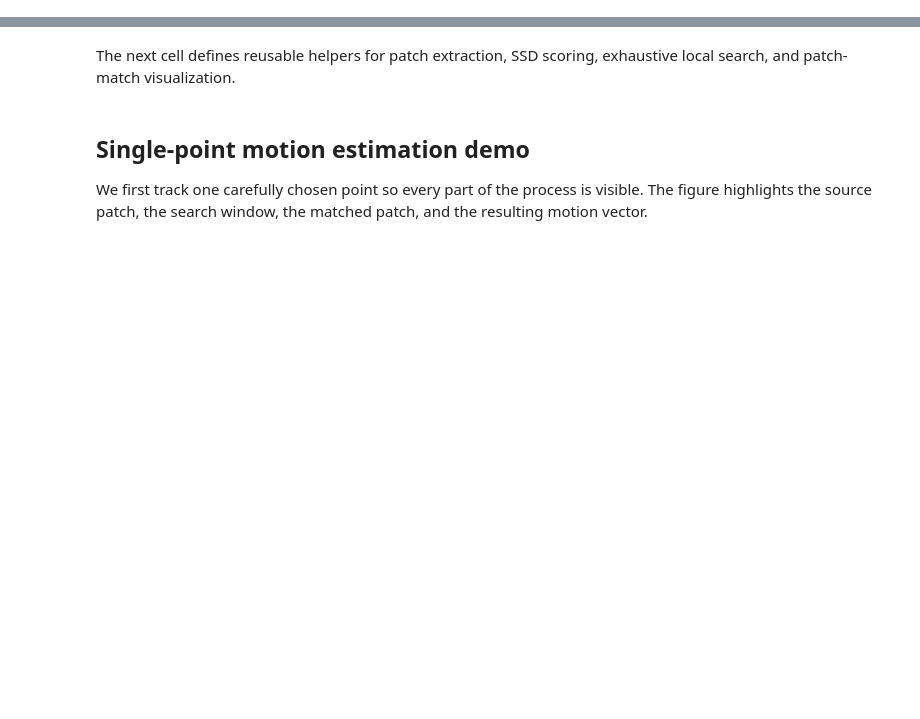
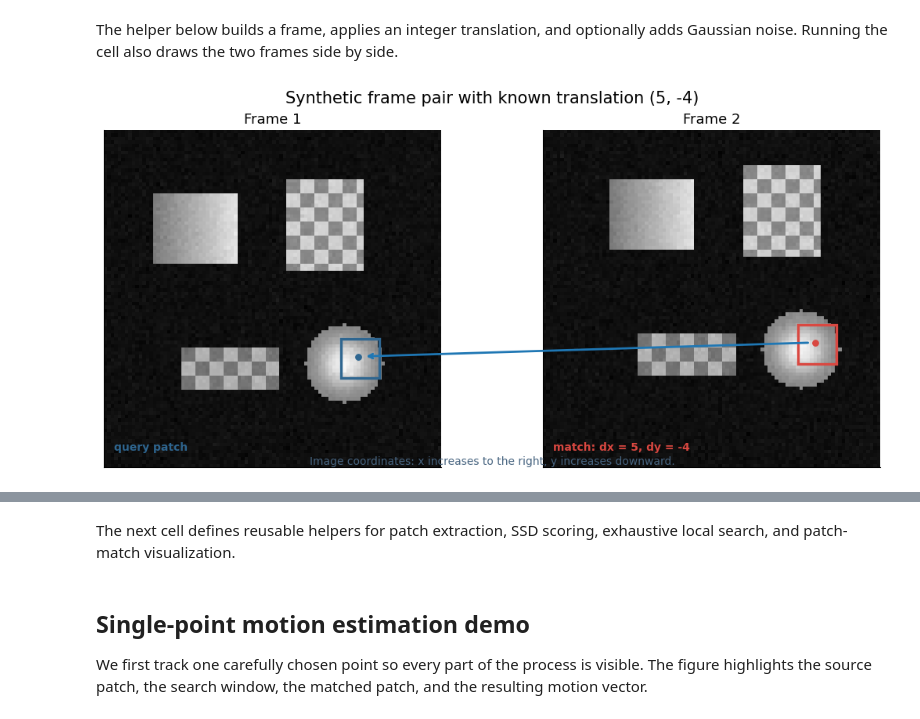
Before and after one commit to iamseba29/eng-ai-agents, a Jupyter notebook: notebooks/CV/2026/spring/final/chapter-46-motion-estimation/index.ipynb, the cells around one changed output, grey strips where cells are left out. Drawn from its saved outputs; the diff is of its cells as text; code cells hidden in the pictures; blank space fills up the shorter version.

Commit message:
Polish Chapter 46 notebook figures

```diff
--- a/notebooks/CV/2026/spring/final/chapter-46-motion-estimation/index.ipynb
+++ b/notebooks/CV/2026/spring/final/chapter-46-motion-estimation/index.ipynb
@@ -70,3 +74,5 @@ The helper below builds a frame, applies an integer translation, and optionally
+# %% [markdown]
+The helper below builds a frame, applies an integer translation, and optionally adds Gaussian noise. Running the cell also draws the two frames side by side.
 # %%
 def normalize_image(img):
     return np.clip(img, 0.0, 1.0)
@@ -108,39 +114,82 @@ def shift_image_integer(img, dx, dy, fill_value=0.06):
         shifted[dst_y0:dst_y1, dst_x0:dst_x1] = img[src_y0:src_y1, src_x0:src_x1]
     return shifted
 
 
 def make_synthetic_pair(dx=5, dy=-4, noise_std=0.0, size=96, seed=None):
     frame1 = np.full((size, size), 0.06, dtype=float)
     add_rectangle(frame1, 14, 18, 24, 20, base=0.88, texture="gradient")
     add_rectangle(frame1, 52, 14, 22, 26, base=0.82, texture="checker")
     add_rectangle(frame1, 22, 62, 28, 12, base=0.70, texture="checker")
     add_disk(frame1, 68, 66, 11, base=0.95)
 
     frame2 = shift_image_integer(frame1, dx=dx, dy=dy, fill_value=0.06)
 
     local_rng = np.random.default_rng(seed) if seed is not None else rng
-
     if noise_std > 0:
         frame1 = normalize_image(frame1 + local_rng.normal(0.0, noise_std, frame1.shape))
         frame2 = normalize_image(frame2 + local_rng.normal(0.0, noise_std, frame2.shape))
 
     return frame1, frame2, np.array([dx, dy], dtype=int)
 
 
-def show_frame_pair(frame1, frame2, gt_motion):
-    fig, axes = plt.subplots(1, 2, figsize=(10, 4.6), constrained_layout=True)
+def show_frame_pair(frame1, frame2, gt_motion, point_xy=None, patch_size=None):
+    fig, axes = plt.subplots(1, 2, figsize=(11.2, 4.9), constrained_layout=True)
     motion_tuple = tuple(map(int, gt_motion))
-    titles = ["Frame 1", f"Frame 2 (ground truth motion = {motion_tuple})"]
-    for ax, image, title in zip(axes, [frame1, frame2], titles):
+
+    for ax, image, title in zip(axes, [frame1, frame2], ["Frame 1", "Frame 2"]):
         ax.imshow(image, cmap="gray", vmin=0, vmax=1, origin="upper")
         ax.set_title(title)
         ax.set_xticks([])
         ax.set_yticks([])
+
+    if point_xy is not None and patch_size is not None:
+        radius = patch_size // 2
+        match_xy = (point_xy[0] + int(gt_motion[0]), point_xy[1] + int(gt_motion[1]))
+        query_color = "#2f6690"
+        match_color = "#d94841"
+
+        axes[0].add_patch(
+            Rectangle((point_xy[0] - radius, point_xy[1] - radius), patch_size, patch_size,
+                      edgecolor=query_color, facecolor="none", linewidth=2.4)
+        )
+        axes[1].add_patch(
+            Rectangle((match_xy[0] - radius, match_xy[1] - radius), patch_size, patch_size,
+                      edgecolor=match_color, facecolor="none", linewidth=2.4)
+        )
+        axes[0].scatter(*point_xy, s=28, color=query_color, zorder=4)
+        axes[1].scatter(*match_xy, s=28, color=match_color, zorder=4)
+        axes[0].text(0.03, 0.05, "query patch", transform=axes[0].transAxes,
+                     color=query_color, fontsize=10, weight="bold")
+        axes[1].text(0.03, 0.05, f"match: dx = {motion_tuple[0]}, dy = {motion_tuple[1]}",
+                     transform=axes[1].transAxes, color=match_color, fontsize=10, weight="bold")
+
+        connector = ConnectionPatch(
+            xyA=match_xy,
+            coordsA="data",
+            axesA=axes[1],
+            xyB=point_xy,
+            coordsB="data",
+            axesB=axes[0],
+            arrowstyle="->",
+            linewidth=2.0,
+            color="#1f77b4",
+            shrinkA=7,
+            shrinkB=7,
+        )
+        fig.add_artist(connector)
+
+    fig.suptitle(f"Synthetic frame pair with known translation {motion_tuple}")
+    fig.text(0.5, 0.01, "Image coordinates: x increases to the right, y increases downward.",
+             ha="center", va="bottom", fontsize=10, color="#486581")
     plt.show()
 
 
+demo_point_xy = (72, 64)
+demo_patch_size = 11
 frame1, frame2, gt_motion = make_synthetic_pair(dx=5, dy=-4, noise_std=0.015, seed=7)
-show_frame_pair(frame1, frame2, gt_motion)
+show_frame_pair(frame1, frame2, gt_motion, point_xy=demo_point_xy, patch_size=demo_patch_size)
+# %% [output]
+[figure, added]
 # %% [markdown]
 ## Patch matching / local search
 
```
Also changed, not shown: parts of 27 cells of this notebook.
